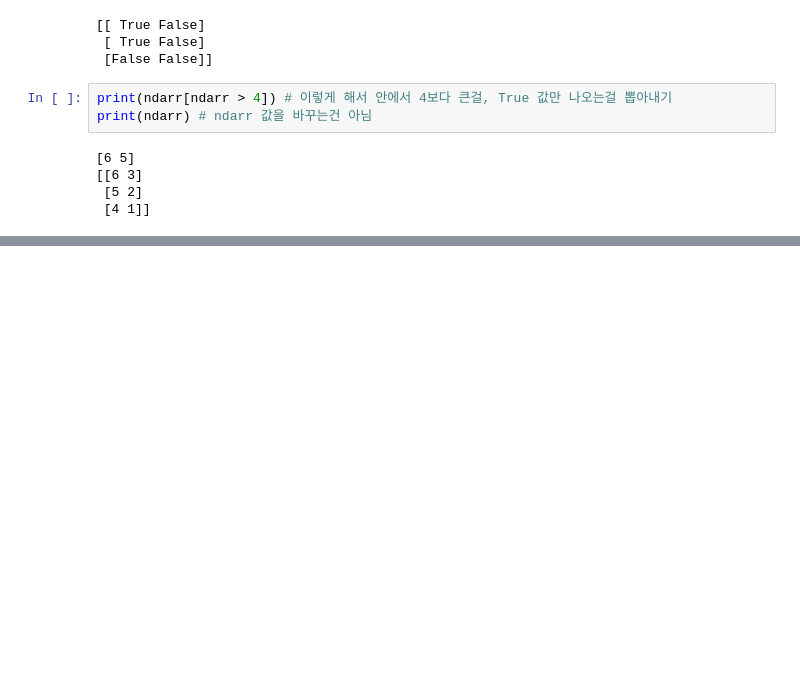
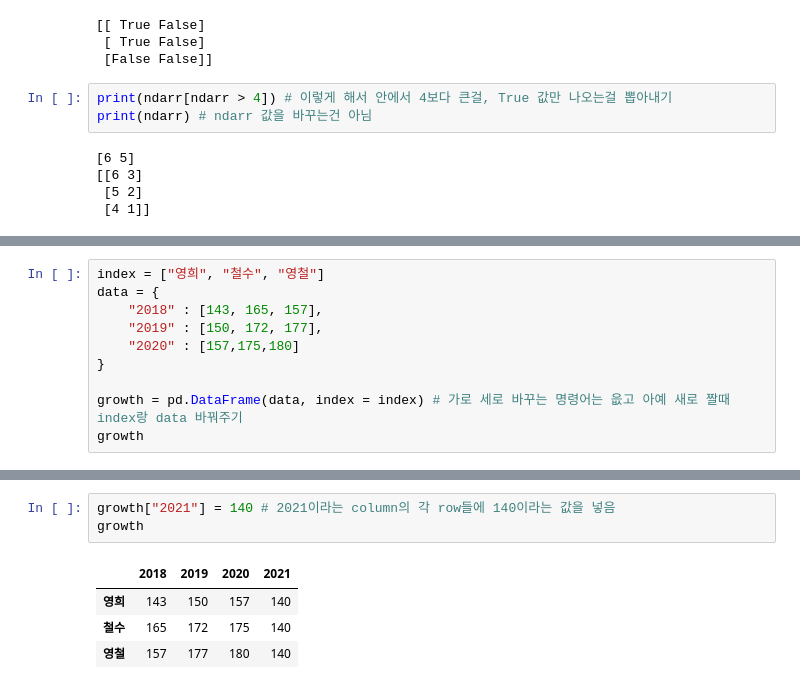
Before and after one commit to Songsungsang/SF_Python, a Jupyter notebook: Pracetice/practice.ipynb, the cells around one changed output, grey strips where cells are left out. Drawn from its saved outputs; the diff is of its cells as text; blank space fills up the shorter version.

```diff
--- a/Pracetice/practice.ipynb
+++ b/Pracetice/practice.ipynb
@@ -206,0 +495,10 @@ print(ndarr) # ndarr 값을 바꾸는건 아님
+# %%
+index = ["영희", "철수", "영철"]
+data = {
+    "2018" : [143, 165, 157],
+    "2019" : [150, 172, 177],
+    "2020" : [157,175,180]
+}
+
+growth = pd.DataFrame(data, index = index) # 가로 세로 바꾸는 명령어는 읎고 아예 새로 짤때 index랑 data 바꿔주기
+growth
@@ -206,0 +523,8 @@ print(ndarr) # ndarr 값을 바꾸는건 아님
+# %%
+growth["2021"] = 140 # 2021이라는 column의 각 row들에 140이라는 값을 넣음
+growth
+# %% [output]
+|  | 2018 | 2019 | 2020 | 2021 |
+| 영희 | 143 | 150 | 157 | 140 |
+| 철수 | 165 | 172 | 175 | 140 |
+| 영철 | 157 | 177 | 180 | 140 |
```
Also changed, not shown: parts of 38 cells of this notebook, 9 other files.
